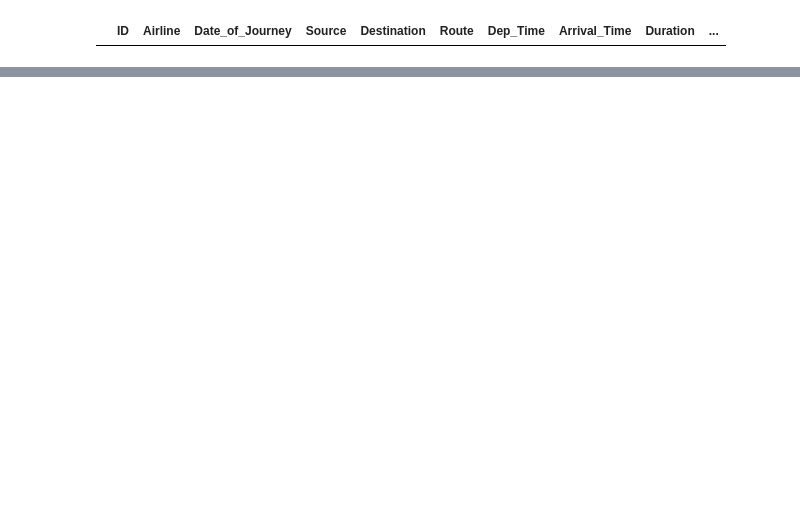
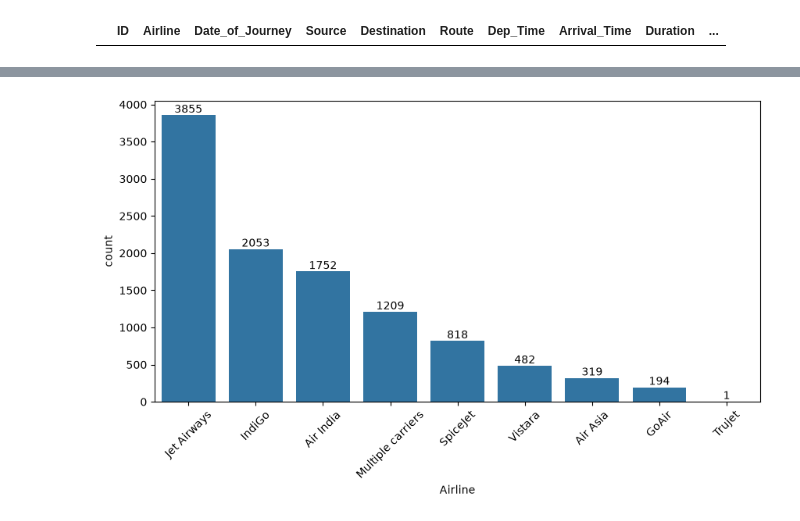
Before and after one commit to SHIVRAJSHINDE/Ethans, a Jupyter notebook: 17 18 20/DataAna/Data_Ana_Airline/project.ipynb, the cells around one changed output, grey strips where cells are left out. Saved outputs shown, nothing was run; the diff lists cells and outputs as text; code cells hidden in the pictures; blank space fills up the shorter version.

```diff
--- a/17 18 20/DataAna/Data_Ana_Airline/project.ipynb
+++ b/17 18 20/DataAna/Data_Ana_Airline/project.ipynb
@@ -95,0 +137,8 @@ df[df.duplicated()]
+# %%
+df['Airline'].value_counts()
+df['Airline'] = df['Airline'].replace({'Multiple carriers Premium economy':'Multiple carriers'})
+df['Airline'] = df['Airline'].replace({'Jet Airways Business':'Jet Airways'})
+df['Airline'] = df['Airline'].replace({'Vistara Premium economy':'Vistara'})
+
+
+df['Airline'].value_counts()
@@ -95,0 +157,2 @@ df[df.duplicated()]
+# %%
+df["Destination"] = df["Destination"].str.replace({'New Delhi':'Delhi'})
@@ -95,0 +213,12 @@ df[df.duplicated()]
+# %%
+i_a = df.groupby('Airline')['Airline'].count().sort_values(ascending=False).index
+# %%
+# Count Distribution against Each Airline
+
+plt.figure(figsize=(10,5))
+ax = sns.countplot(x=df['Airline'],order=i_a)
+ax.bar_label(ax.containers[0])
+plt.xticks(rotation=45)
+plt.show()
+# %% [output]
+[figure, added]
```
Also changed, not shown: parts of 26 cells of this notebook, 7 other files.
